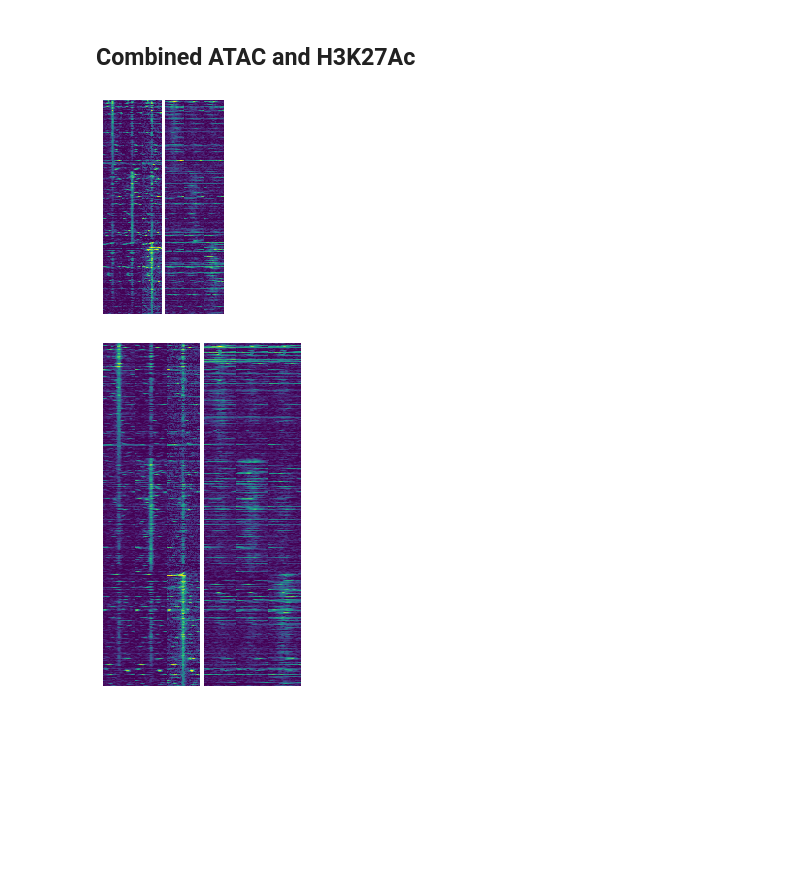
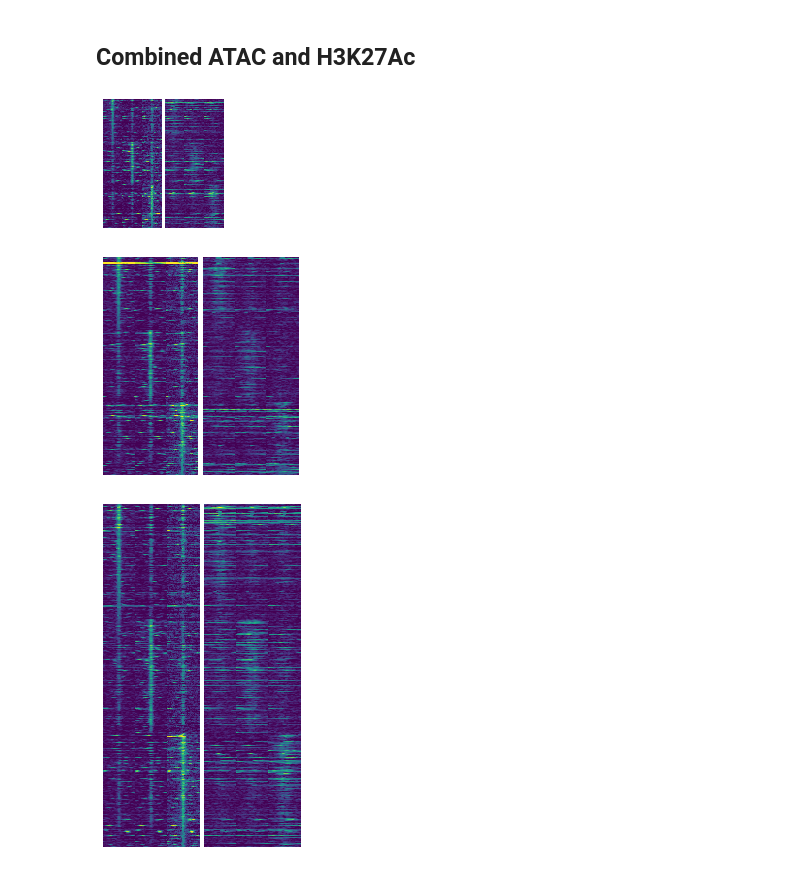
Before and after one commit to HunterBennett/strains, a Jupyter notebook: results/10_Strains_Manuscript_Prep_Figure03_EpigeneticDiversity_ATAC_GHist.ipynb, the cells around one changed output. Drawn from its saved outputs; the diff is of its cells as text; code cells hidden in the pictures; blank space fills up the shorter version.

```diff
--- a/results/10_Strains_Manuscript_Prep_Figure03_EpigeneticDiversity_ATAC_GHist.ipynb
+++ b/results/10_Strains_Manuscript_Prep_Figure03_EpigeneticDiversity_ATAC_GHist.ipynb
@@ -75,7 +78,7 @@ if not os.path.isdir('./atac_ghist/'):
 # %%
 mm_conv=25.4
 # %%
-fig, axs = plt.subplots(3, 2, figsize=(55/mm_conv, 100/mm_conv))
+fig, axs = plt.subplots(3, 2, figsize=(70/mm_conv, 60/mm_conv))
 plt.subplots_adjust(hspace=0, wspace=0.05)
 
 for i, ax in zip(np.sort(glob.glob(atacDirectory+'./peak_heatmaps/*intersection_3kb_ghist.txt')), [axs[0,0], axs[1,0], axs[2,0] ]):
@@ -96,35 +99,86 @@ for i, ax in zip(np.sort(glob.glob(atacDirectory+'./peak_heatmaps/*intersection_
             xticklabels=0,
             yticklabels=0,
             ax=ax)
 
     hm.set(ylabel=None)
 
 
 for i, ax in zip(np.sort(glob.glob(atacDirectory+'./peak_heatmaps/*intersection*h3k27ac_ghist.txt')), [axs[0,1], axs[1,1], axs[2,1]]):
     figpath = i.replace('peak_heatmaps/', 'figures/atac_heatmap_')
     figpath = figpath.replace('.txt', '.png')
 
     df = pd.read_csv(i,
                  sep='\t',
                  index_col=0)
 
     hm = sns.heatmap(np.log2(df+1),
                 cmap='viridis',
                 cbar=False,
                 vmin=0,
                 vmax=8,
                 xticklabels=0,
                 yticklabels=0,
                 ax=ax)
 
     hm.set(ylabel=None)
 
 plt.savefig(
-    './atac_ghist/atac_h3k27ac_strain_unique_viridis.png',
+    './atac_ghist/atac_h3k27ac_strain_unique_viridis_small.pdf',
     dpi=500,
     bbox_inches='tight')
 # %% [output]
-[figure, old version]
+[figure, new version]
+# %%
+fig, axs = plt.subplots(3, 2, figsize=(3.5,4))
+plt.subplots_adjust(hspace=0, wspace=0.05)
+
+for i, ax in zip(np.sort(glob.glob(atacDirectory+'./peak_heatmaps/*intersection_3kb_ghist.txt')), [axs[0,0], axs[1,0], axs[2,0] ]):
+
+
+    figpath = i.replace('peak_heatmaps/', 'figures/atac_heatmap_')
+    figpath = figpath.replace('.txt', '.png')
+
+    df = pd.read_csv(i,
+                 sep='\t',
+                 index_col=0)
+
+    hm = sns.heatmap(np.log2(df+1),
+            cmap='viridis',
+            cbar=False,
+            vmin=0,
+            vmax=8,
+            xticklabels=0,
+            yticklabels=0,
+            ax=ax)
+
+    hm.set(ylabel=None)
+
+
+for i, ax in zip(np.sort(glob.glob(atacDirectory+'./peak_heatmaps/*intersection*h3k27ac_ghist.txt')), [axs[0,1], axs[1,1], axs[2,1]]):
+    figpath = i.replace('peak_heatmaps/', 'figures/atac_heatmap_')
+    figpath = figpath.replace('.txt', '.png')
+
+    df = pd.read_csv(i,
+                 sep='\t',
+                 index_col=0)
+
+    hm = sns.heatmap(np.log2(df+1),
+                cmap='viridis',
+                cbar=False,
+                vmin=0,
+                vmax=8,
+                xticklabels=0,
+                yticklabels=0,
+                ax=ax)
+
+    hm.set(ylabel=None)
+
+plt.savefig(
+    './atac_ghist/atac_h3k27ac_strain_unique_viridis_medium.png',
+    dpi=500,
+    bbox_inches='tight')
+# %% [output]
+[figure, added]
 # %%
 fig, axs = plt.subplots(3, 2, figsize=(90/mm_conv, 160/mm_conv))
 plt.subplots_adjust(hspace=0, wspace=0.05)
```
Also changed, not shown: parts of 2 cells of this notebook, 2 other files.
